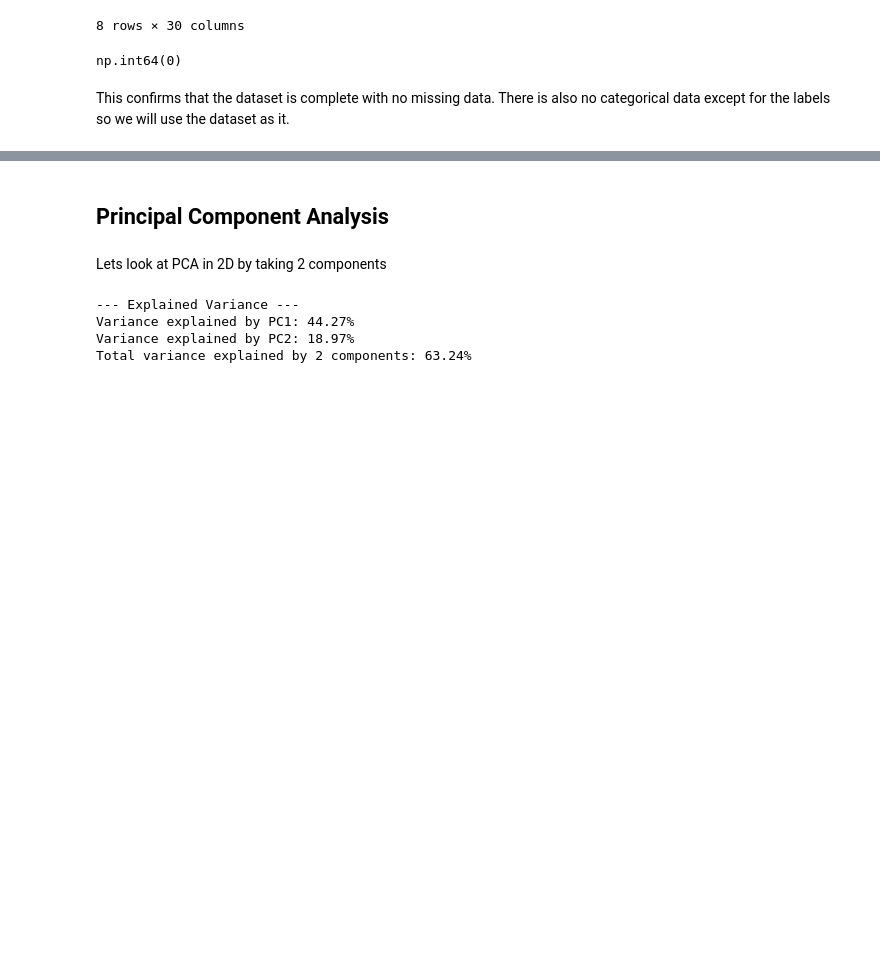
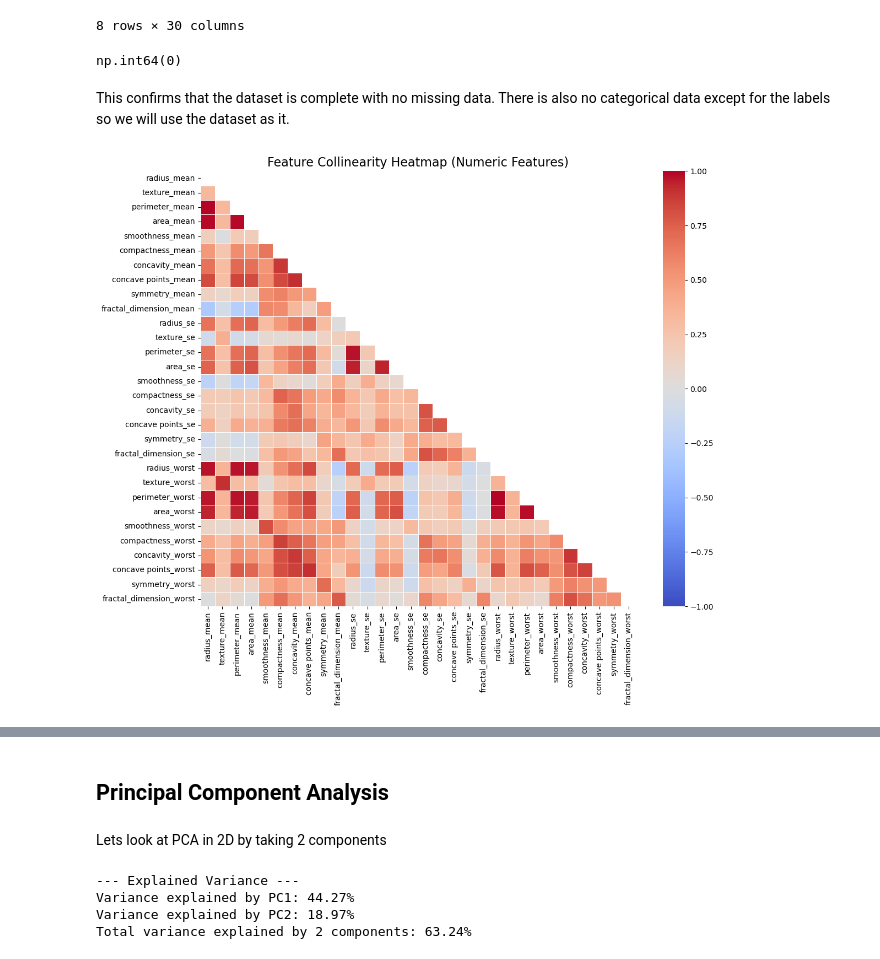
Before and after one commit to m6keller/syde-572-final-project, a Jupyter notebook: final_notebook.ipynb, the cells around one changed output, grey strips where cells are left out. Cells and saved outputs as stored; diff of their text form; code cells hidden in the pictures; blank space fills up the shorter version.

```diff
--- a/final_notebook.ipynb
+++ b/final_notebook.ipynb
@@ -73,3 +74,88 @@ X.isna().sum().sum()
 np.int64(0)
 # %% [markdown]
 This confirms that the dataset is complete with no missing data. There is also no categorical data except for the labels so we will use the dataset as it.
+# %%
+def analyze_correlations(df):
+
+    # Correlations only make sense for numerical data
+    numeric_df = df.select_dtypes(include=[np.number])
+
+    if numeric_df.empty:
+        print("No numeric columns found in the dataframe.")
+        return
+
+    # Calculate correlation matrix
+    corr_matrix = numeric_df.corr()
+
+
+    plt.figure(figsize=(12, 10))
+    mask = np.triu(np.ones_like(corr_matrix, dtype=bool))
+
+    sns.heatmap(corr_matrix,
+                mask=mask,
+                annot=False,
+                cmap='coolwarm',
+                vmin=-1,
+                vmax=1,
+                center=0,
+                square=True,
+                linewidths=.5)
+
+    plt.title('Feature Collinearity Heatmap (Numeric Features)', fontsize=16)
+    plt.tight_layout()
+    plt.show()
+
+
+    # Unstack the matrix to get pairs
+    corr_pairs = corr_matrix.abs().unstack()
+
+    # Sort descending
+    sorted_pairs = corr_pairs.sort_values(ascending=False)
+
+    # Filter out self-correlations (which equal 1.0)
+    sorted_pairs = sorted_pairs[sorted_pairs < 1.0]
+
+    # Remove duplicates
+    # We do this by iterating and tracking seen pairs
+    unique_pairs = []
+    seen_cols = set()
+
+    for index, value in sorted_pairs.items():
+        col1, col2 = index
+
+        # Create a frozenset to handle (A, B) same as (B, A)
+        pair_set = frozenset([col1, col2])
+
+        if pair_set not in seen_cols:
+            unique_pairs.append((col1, col2, value, corr_matrix.loc[col1, col2]))
+            seen_cols.add(pair_set)
+
+        if len(unique_pairs) >= 3:
+            break
+
+    print("\n--- Top 3 Correlated Pairs ---")
+    for col1, col2, abs_corr, real_corr in unique_pairs:
+        print(f"{col1} vs {col2}: Correlation = {real_corr:.4f}")
+
+    if unique_pairs:
+        fig, axes = plt.subplots(1, 3, figsize=(18, 5))
+        fig.suptitle('Top 3 Highly Correlated Feature Pairs', fontsize=16)
+
+        for i, (col1, col2, _, real_corr) in enumerate(unique_pairs):
+            # Create a scatter plot with a regression line
+            sns.regplot(data=df, x=col1, y=col2, ax=axes[i],
+                        scatter_kws={'alpha':0.5}, line_kws={'color':'red'})
+
+            axes[i].set_title(f'{col1} vs {col2}\nCorr: {real_corr:.2f}')
+            axes[i].grid(True, alpha=0.3)
+
+        plt.tight_layout()
+        plt.show()
+    else:
+        print("Not enough correlations found to plot top 3.")
+
+np.random.seed(42)
+
+analyze_correlations(X)
+# %% [output]
+[figure, added]
```
Also changed, not shown: parts of 14 cells of this notebook, 1 other file.
